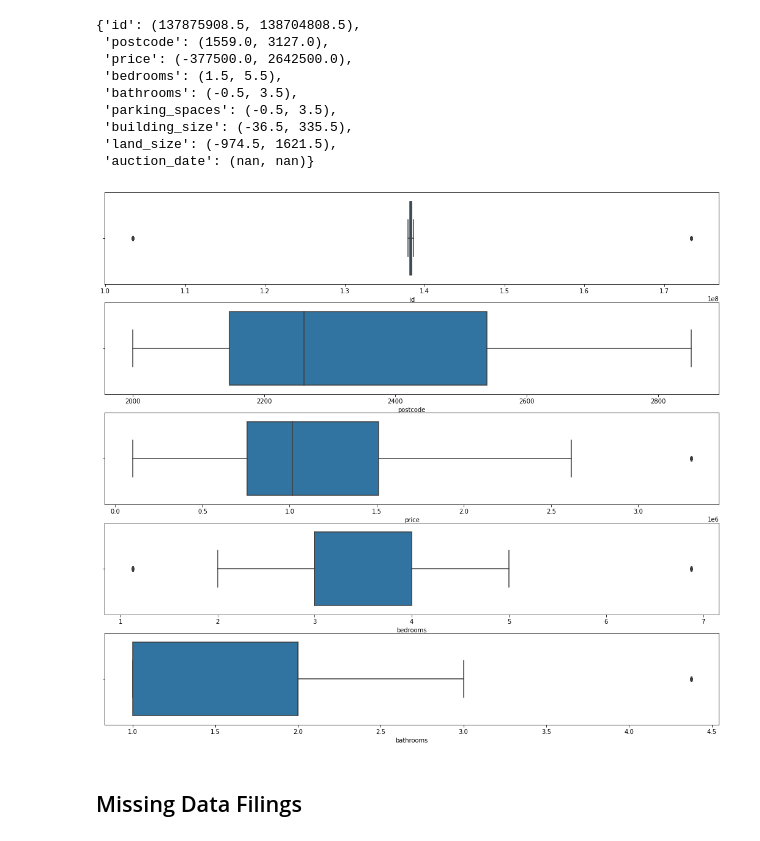
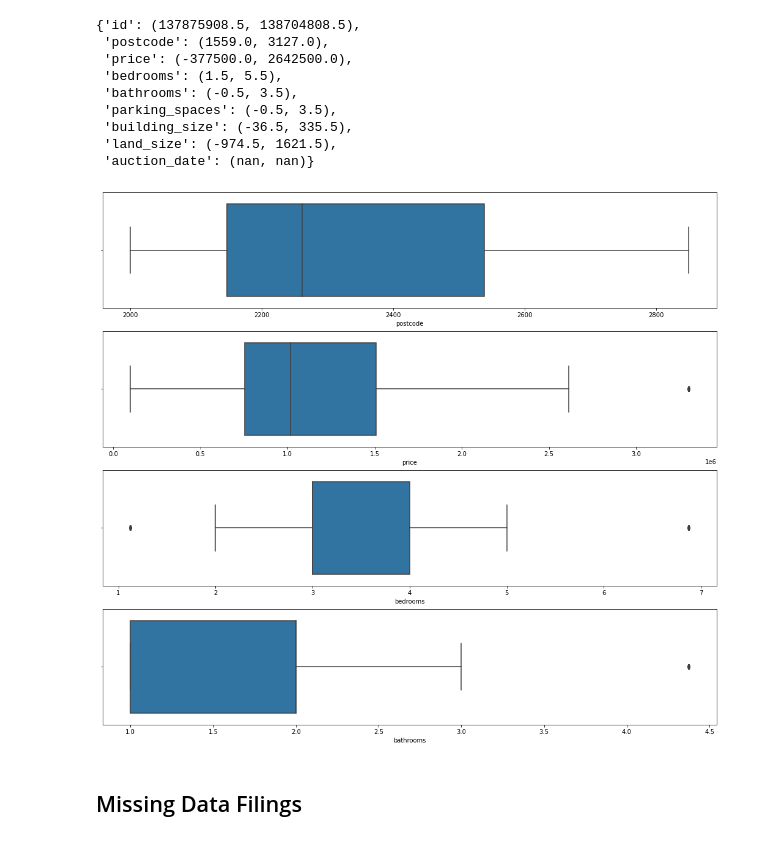
Before and after one commit to Sasmit-ai/Real-Estate-Analysis-Project, a Jupyter notebook: Real Estate Analysis.ipynb, the cells around one changed output. Cells and saved outputs as stored; diff of their text form; code cells hidden in the pictures.

```diff
--- a/Real Estate Analysis.ipynb
+++ b/Real Estate Analysis.ipynb
@@ -147,10 +155,11 @@ North Manly           5250000
 Longueville           4591000
 Name: price, dtype: int32
 # %%
-subplot_data = df.select_dtypes(["int64", "float64"]).columns
+subplot_data = df.drop('id', axis=1).select_dtypes(["int64", "float64"]).columns
 
-fig, ax = plt.subplots(nrows=5, ncols=1, figsize=(18,16))
-for i in range(5):
+fig, ax = plt.subplots(nrows=4, ncols=1, figsize=(18,16))
+
+for i in range(4):
     sns.boxplot(x = df[subplot_data[i]], ax=ax[i])
     count = count + 1
 # %% [output]
@@ -183,12 +192,12 @@ lower_and_upper
  'land_size': (-974.5, 1621.5),
  'auction_date': (nan, nan)}
 # %%
-fig, ax =plt.subplots(nrows=5,ncols=1,figsize=(18,16))
-for i in range(5):
+fig, ax =plt.subplots(nrows=4,ncols=1,figsize=(18,16))
+for i in range(4):
     sns.boxplot(x = df[subplot_data[i]],ax=ax[i])
     count = count+1
 # %% [output]
-[figure, old version]
+[figure, new version]
 # %% [markdown]
 ## Missing Data Filings
 # %%
```
Also changed, not shown: parts of 88 cells of this notebook, 6 other files.
